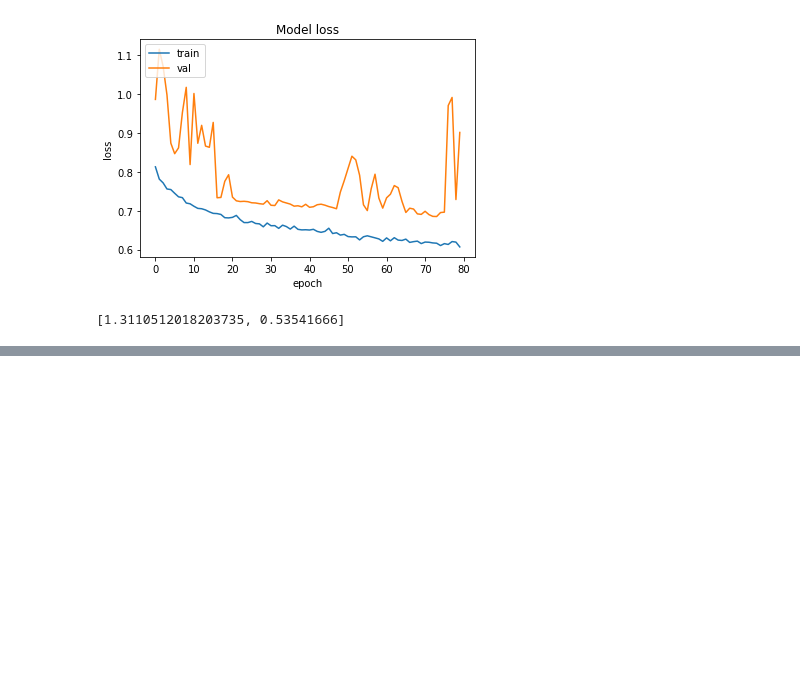
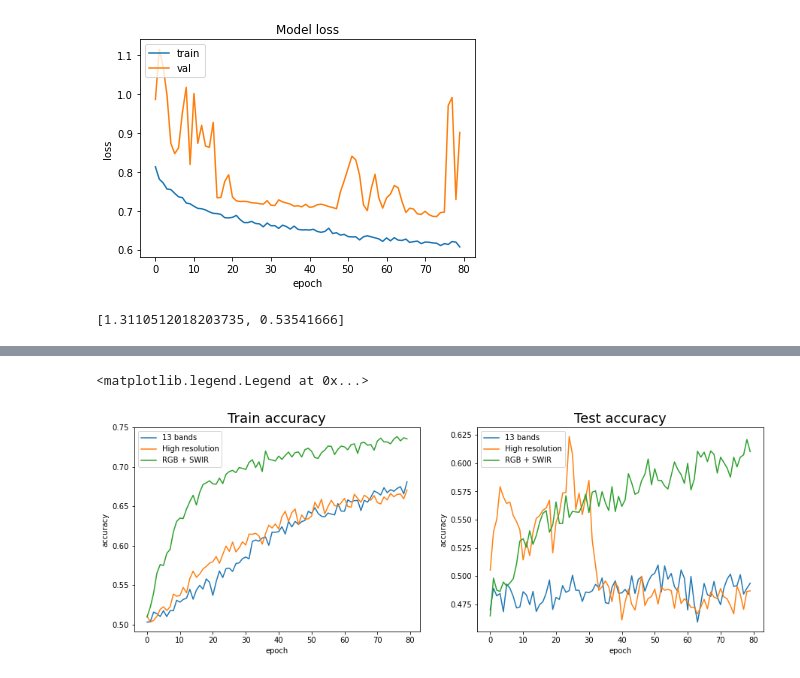
Before and after one commit to RomainCapo/IADeforestation, a Jupyter notebook: BandVariation.ipynb, the cells around one changed output, grey strips where cells are left out. Cells and saved outputs as stored; diff of their text form; code cells hidden in the pictures; blank space fills up the shorter version.

```diff
--- a/BandVariation.ipynb
+++ b/BandVariation.ipynb
@@ -233,0 +237,25 @@ final_model.evaluate_generator(test_generator,30)
+# %%
+history_13bands = np.load(os.path.join(SAVED_MODELS_PATH, 'Coffee','band_variation3_13bands_1', 'band_variation3_13bands_1.npy'),allow_pickle='TRUE').item()
+history_rgb_swir_bands = np.load(os.path.join(SAVED_MODELS_PATH, 'Coffee','band_variation3_RGB_SWIR_1', 'band_variation3_RGB_SWIR_1.npy'),allow_pickle='TRUE').item()
+history_highres_bands = np.load(os.path.join(SAVED_MODELS_PATH, 'Coffee','band_variation3_highres_1', 'band_variation3_highres_1.npy'),allow_pickle='TRUE').item()
+# %%
+fig, axes = plt.subplots(1,2, figsize=(15,5))
+# summarize history for accuracy
+axes[0].plot(history_13bands['accuracy'])
+axes[0].plot(history_highres_bands['accuracy'])
+axes[0].plot(history_rgb_swir_bands['accuracy'])
+axes[0].set_title('Train accuracy', fontsize=18)
+axes[0].set_ylabel('accuracy')
+axes[0].set_xlabel('epoch')
+axes[0].legend(['13 bands', 'High resolution', 'RGB + SWIR'], loc='upper left')
+
+axes[1].plot(history_13bands['val_accuracy'])
+axes[1].plot(history_highres_bands['val_accuracy'])
+axes[1].plot(history_rgb_swir_bands['val_accuracy'])
+axes[1].set_title('Test accuracy', fontsize=18)
+axes[1].set_ylabel('accuracy')
+axes[1].set_xlabel('epoch')
+axes[1].legend(['13 bands', 'High resolution', 'RGB + SWIR'], loc='upper left')
+# %% [output]
+<matplotlib.legend.Legend at 0x...>
+[figure, added]
```
Also changed, not shown: parts of 10 cells of this notebook, 9 other files.
